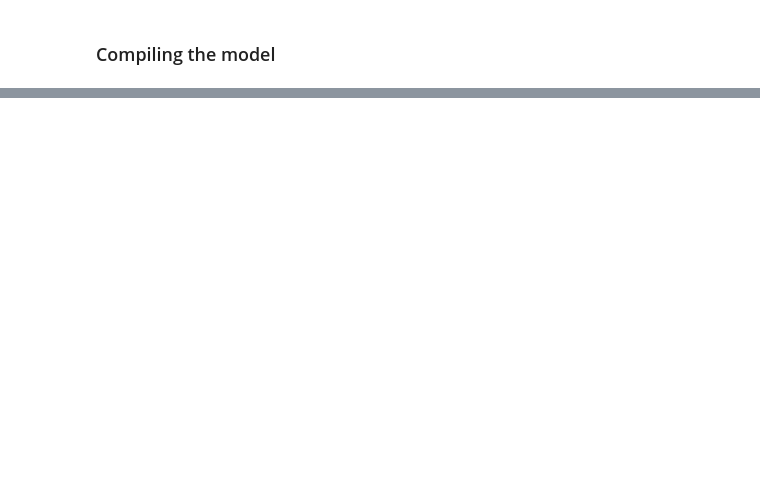
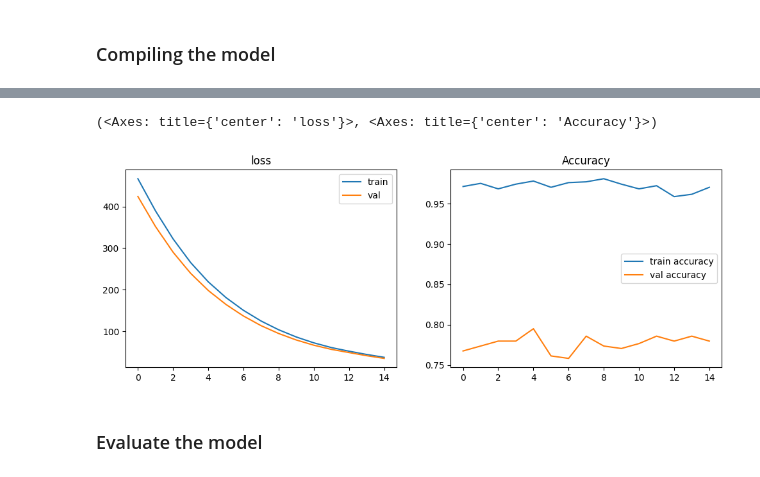
Before and after one commit to kirianpg/waste_sorter_smart_bin, a Jupyter notebook: notebooks/michel_modeling.ipynb, the cells around one changed output, grey strips where cells are left out. Saved outputs shown, nothing was run; the diff lists cells and outputs as text; code cells hidden in the pictures; blank space fills up the shorter version.

Commit message:
Modeling VGG16

```diff
--- a/notebooks/michel_modeling.ipynb
+++ b/notebooks/michel_modeling.ipynb
@@ -215,0 +333,7 @@ Model: "sequential"
+# %%
+plot_history(history)
+# %% [output]
+(<Axes: title={'center': 'loss'}>, <Axes: title={'center': 'Accuracy'}>)
+[figure, added]
+# %% [markdown]
+### Evaluate the model
```
Also changed, not shown: parts of 29 cells of this notebook, 15 other files.
